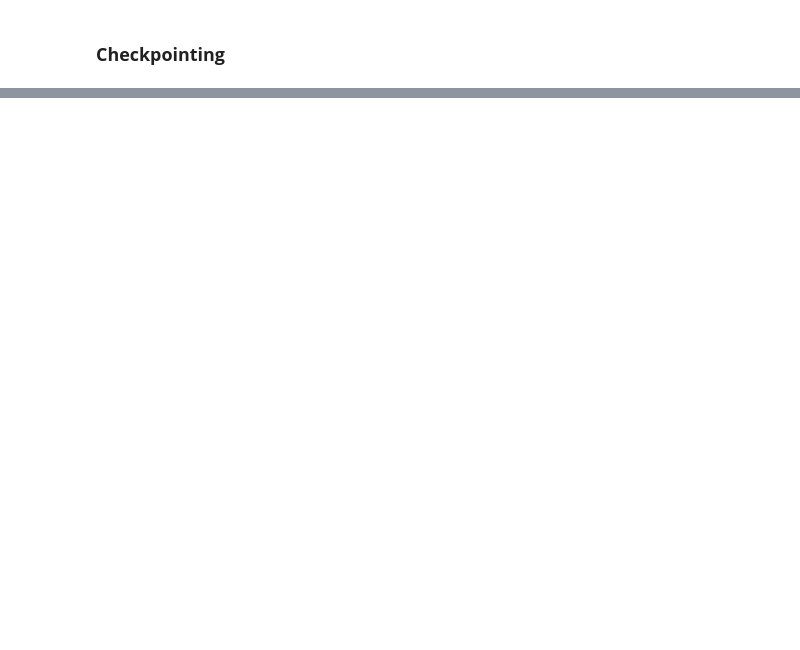
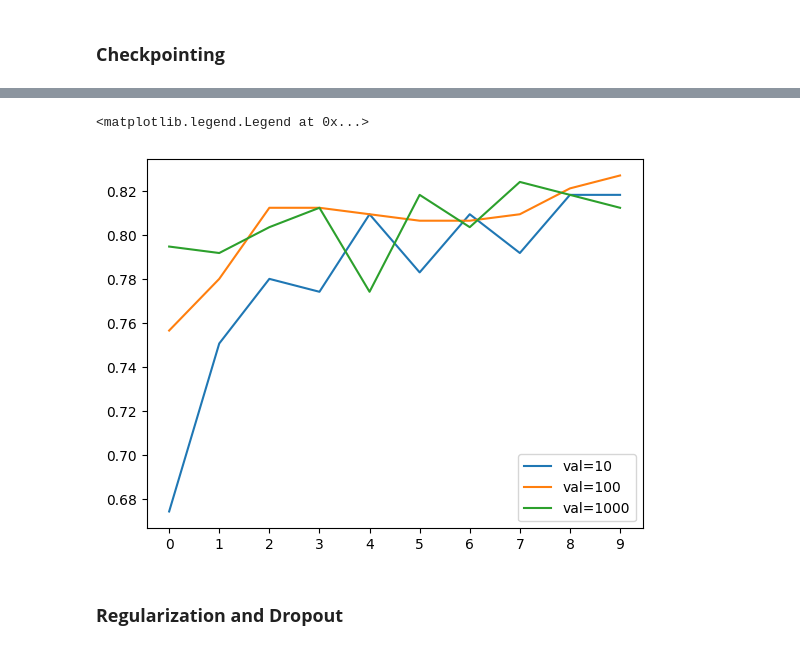
Before and after one commit to JoshAmpofo/mlzoomcamp_2025, a Jupyter notebook: notes/deep_learning/mod8_neuralnet.ipynb, the cells around one changed output, grey strips where cells are left out. Cells and saved outputs as stored; diff of their text form; code cells hidden in the pictures; blank space fills up the shorter version.

Commit message:
Dropout and lr finetuning

```diff
--- a/notes/deep_learning/mod8_neuralnet.ipynb
+++ b/notes/deep_learning/mod8_neuralnet.ipynb
@@ -328,6 +329,13 @@ model.save_weights('model_v1.weights.h5')
 # %%
+# checkpoint = keras.callbacks.ModelCheckpoint(
+#     'xception_v1_{epoch:02d}_{val_accuracy:.3f}.h5',
+#     save_best_only=True,
+#     monitor='val_accuracy',
+#     mode='max'
+# )
+
 checkpoint = keras.callbacks.ModelCheckpoint(
-    'xception_v1_{epoch:02d}_{val_accuracy:.3f}.h5',
+    'xception_v1_{epoch:02d}_{val_accuracy:.3f}.keras',
     save_best_only=True,
     monitor='val_accuracy',
     mode='max'
@@ -374,0 +405,14 @@ Epoch 10/10
+# %%
+lr = 0.001
+scores = {}
+
+for size in [10, 100, 1000]:
+    print(f"Training at inner dense layer size: {size}\n")
+    model = make_model(learning_rate=lr, inner_size=size)
+    history = model.fit(train_df,
+                        epochs=10,
+                        validation_data=val_df)
+    scores[size] = history.history
+
+    print()
+    print()
@@ -374,0 +437,12 @@ Epoch 10/10
+# %%
+for size, hist in scores.items():
+    # plt.plot(hist['accuracy'], label=f'train={size}')
+    plt.plot(hist['val_accuracy'], label=f'val={size}')
+
+plt.xticks(np.arange(10))
+plt.legend()
+# %% [output]
+<matplotlib.legend.Legend at 0x...>
+[figure, added]
+# %% [markdown]
+### **Regularization and Dropout**
```
Also changed, not shown: parts of 20 cells of this notebook.
